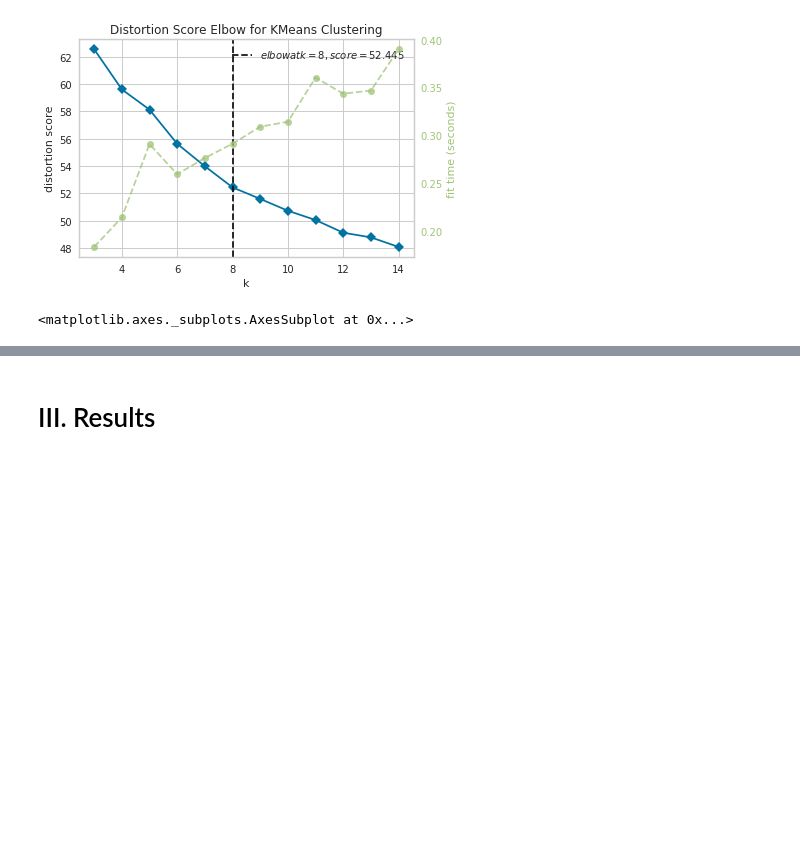
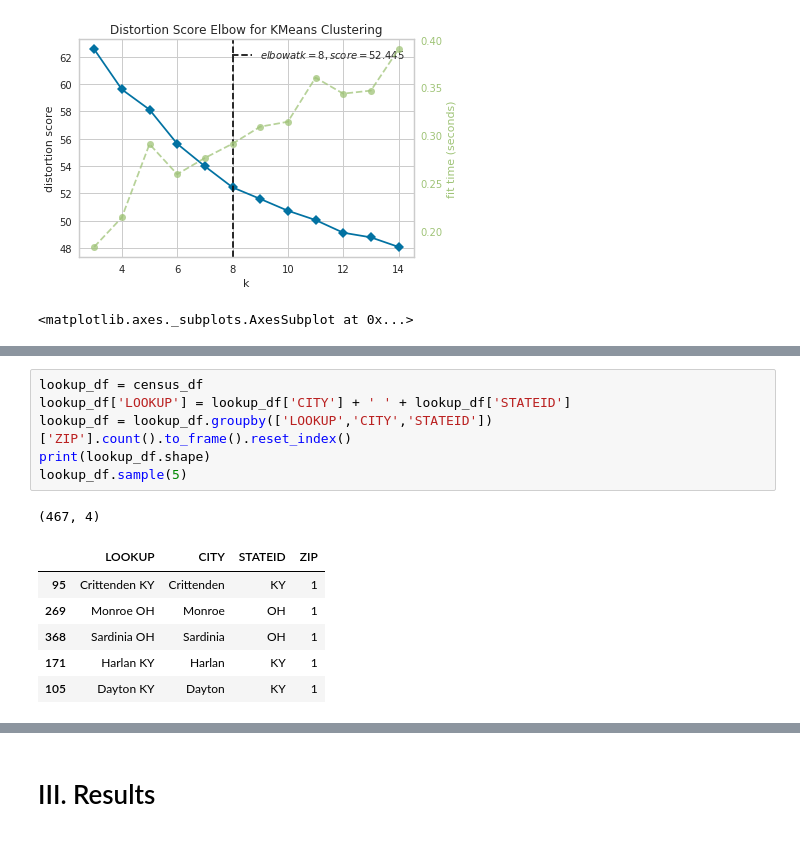
Before and after one commit to rsq215/Coursera_Capstone, a Jupyter notebook: RQueen Capstone Final Project - Part II.ipynb, the cells around one changed output, grey strips where cells are left out. Drawn from its saved outputs; the diff is of its cells as text; blank space fills up the shorter version.

```diff
--- a/RQueen Capstone Final Project - Part II.ipynb
+++ b/RQueen Capstone Final Project - Part II.ipynb
@@ -730,0 +791,14 @@ visualizer.show()                     # Finalize and render the figure
+# %%
+lookup_df = census_df
+lookup_df['LOOKUP'] = lookup_df['CITY'] + ' ' + lookup_df['STATEID']
+lookup_df = lookup_df.groupby(['LOOKUP','CITY','STATEID'])['ZIP'].count().to_frame().reset_index()
+print(lookup_df.shape)
+lookup_df.sample(5)
+# %% [output]
+(467, 4)
+|  | LOOKUP | CITY | STATEID | ZIP |
+| 95 | Crittenden KY | Crittenden | KY | 1 |
+| 269 | Monroe OH | Monroe | OH | 1 |
+| 368 | Sardinia OH | Sardinia | OH | 1 |
+| 171 | Harlan KY | Harlan | KY | 1 |
+| 105 | Dayton KY | Dayton | KY | 1 |
```
Also changed, not shown: parts of 15 cells of this notebook.
